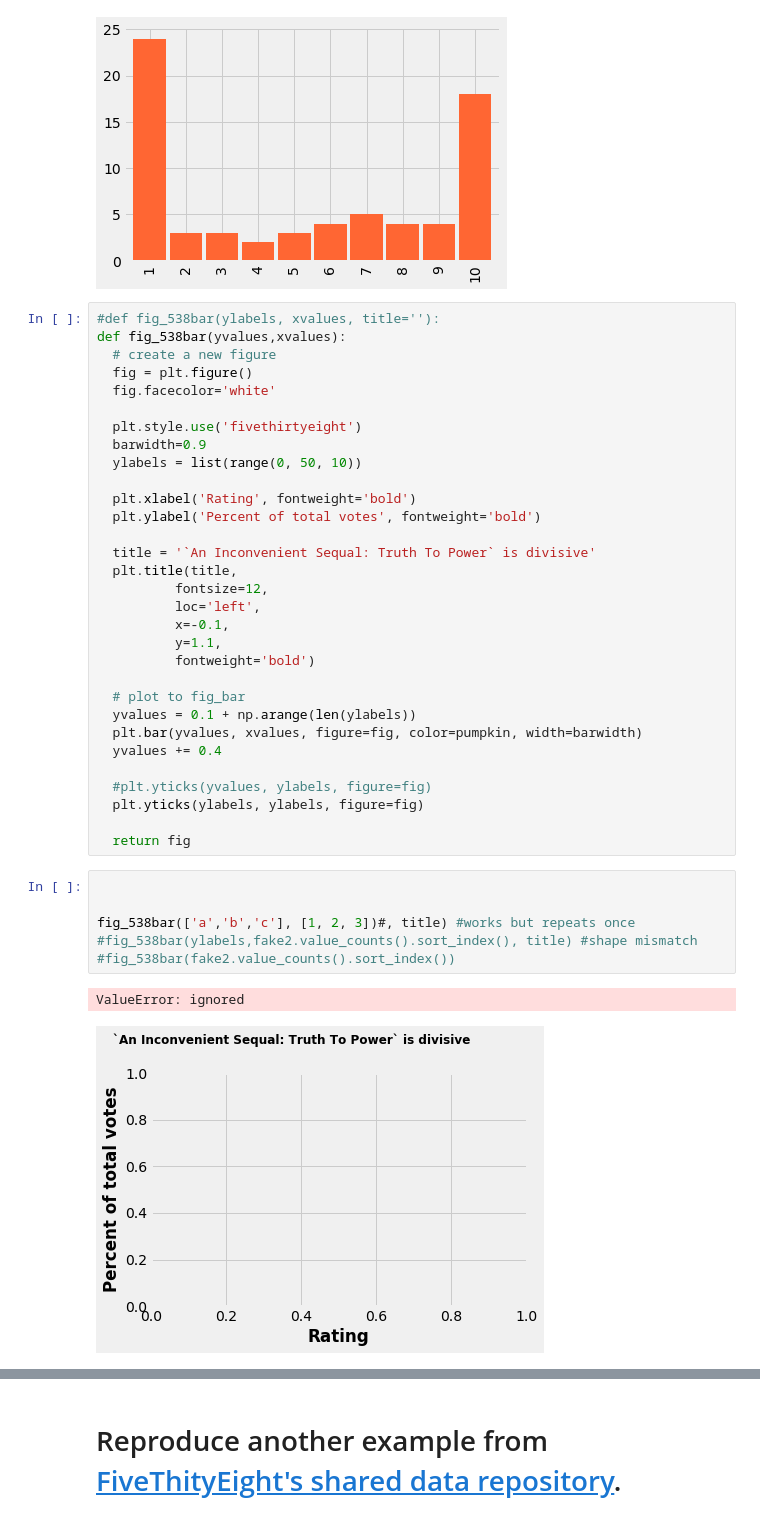
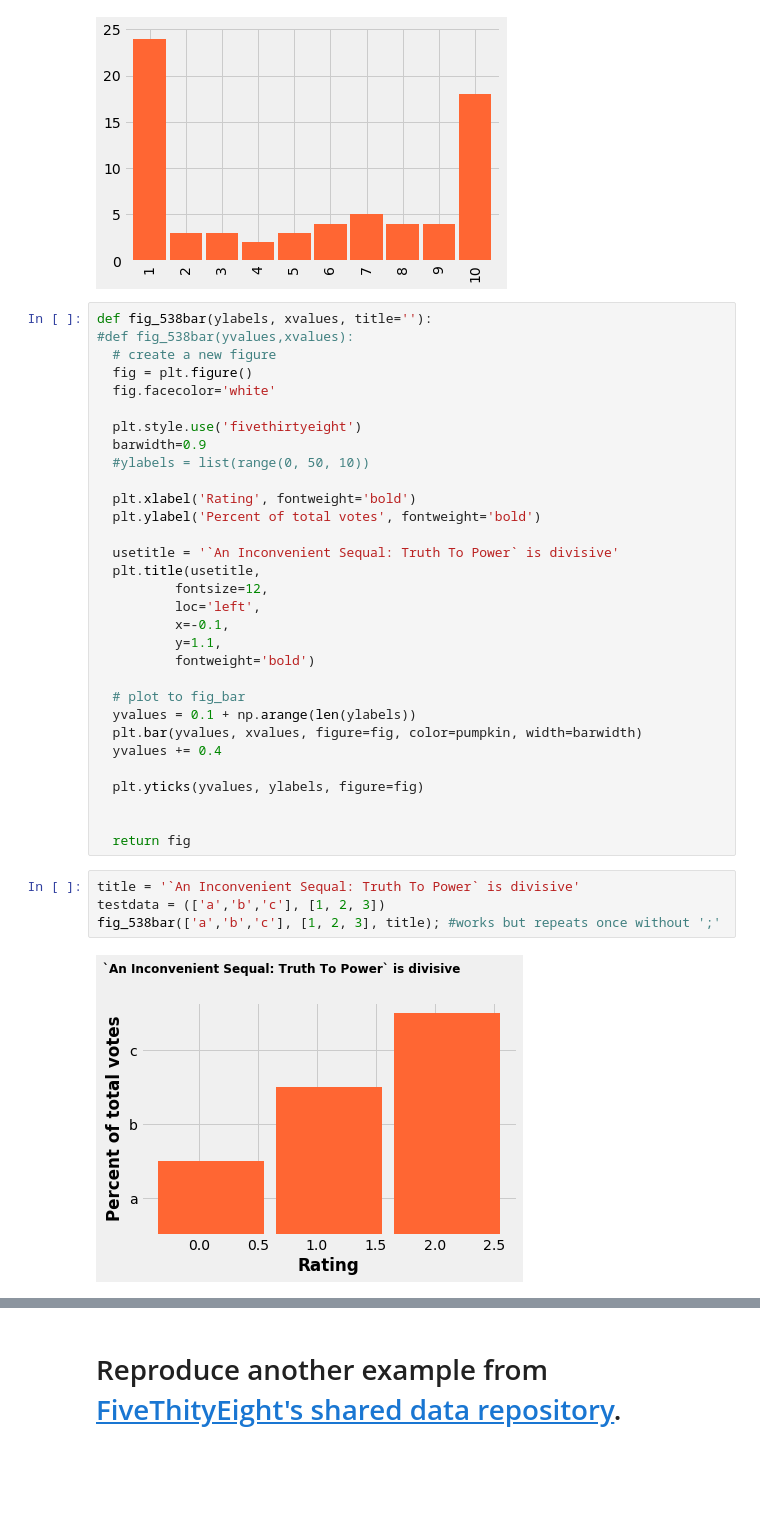
Before and after one commit to bloominstituteoftechnology/DS-Unit-1-Sprint-2-Data-Wrangling-and-Storytelling, a Jupyter notebook: module3-make-explanatory-visualizations/Joseph_Shirk_LS_DS_123_Make_Explanatory_Visualizations_Assignment.ipynb, the cells around one changed output, grey strips where cells are left out. Saved outputs shown, nothing was run; the diff lists cells and outputs as text; blank space fills up the shorter version.

Commit message:
Abandoning functionizing plot for the second time

```diff
--- a/module3-make-explanatory-visualizations/Joseph_Shirk_LS_DS_123_Make_Explanatory_Visualizations_Assignment.ipynb
+++ b/module3-make-explanatory-visualizations/Joseph_Shirk_LS_DS_123_Make_Explanatory_Visualizations_Assignment.ipynb
@@ -160,21 +118,21 @@ fake2.value_counts().sort_index().plot.bar(color=pumpkin,width=0.9);
 # %% [output]
 [figure]
 # %%
-#def fig_538bar(ylabels, xvalues, title=''):
-def fig_538bar(yvalues,xvalues):
+def fig_538bar(ylabels, xvalues, title=''):
+#def fig_538bar(yvalues,xvalues):
   # create a new figure
   fig = plt.figure()
   fig.facecolor='white'
 
   plt.style.use('fivethirtyeight')
   barwidth=0.9
-  ylabels = list(range(0, 50, 10))
+  #ylabels = list(range(0, 50, 10))
 
   plt.xlabel('Rating', fontweight='bold')
   plt.ylabel('Percent of total votes', fontweight='bold')
 
-  title = '`An Inconvenient Sequal: Truth To Power` is divisive'
-  plt.title(title,
+  usetitle = '`An Inconvenient Sequal: Truth To Power` is divisive'
+  plt.title(usetitle,
           fontsize=12,
           loc='left',
           x=-0.1,
@@ -186,16 +144,13 @@ def fig_538bar(yvalues,xvalues):
   plt.bar(yvalues, xvalues, figure=fig, color=pumpkin, width=barwidth)
   yvalues += 0.4
 
-  #plt.yticks(yvalues, ylabels, figure=fig)
-  plt.yticks(ylabels, ylabels, figure=fig)
+  plt.yticks(yvalues, ylabels, figure=fig)
+
 
   return fig
 # %%
-
-
-fig_538bar(['a','b','c'], [1, 2, 3])#, title) #works but repeats once
-#fig_538bar(ylabels,fake2.value_counts().sort_index(), title) #shape mismatch
-#fig_538bar(fake2.value_counts().sort_index())
+title = '`An Inconvenient Sequal: Truth To Power` is divisive'
+testdata = (['a','b','c'], [1, 2, 3])
+fig_538bar(['a','b','c'], [1, 2, 3], title); #works but repeats once without ';'
 # %% [output]
-ValueError: ignored
-[figure, old version]
+[figure, new version]
```
Also changed, not shown: parts of 34 cells of this notebook.
